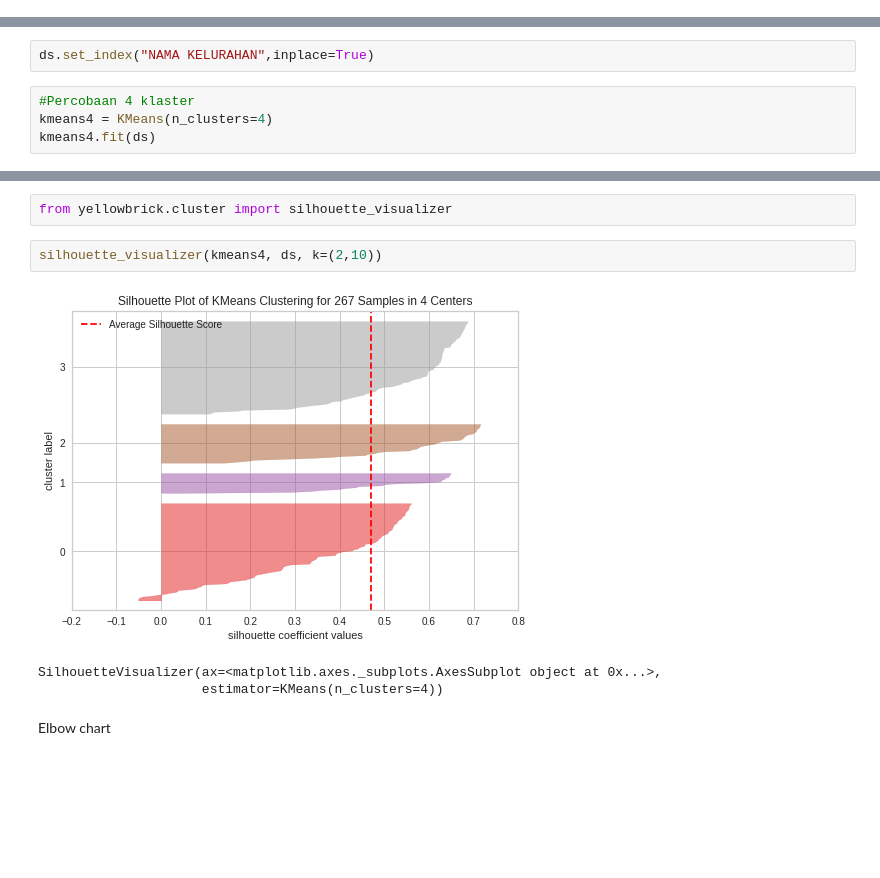
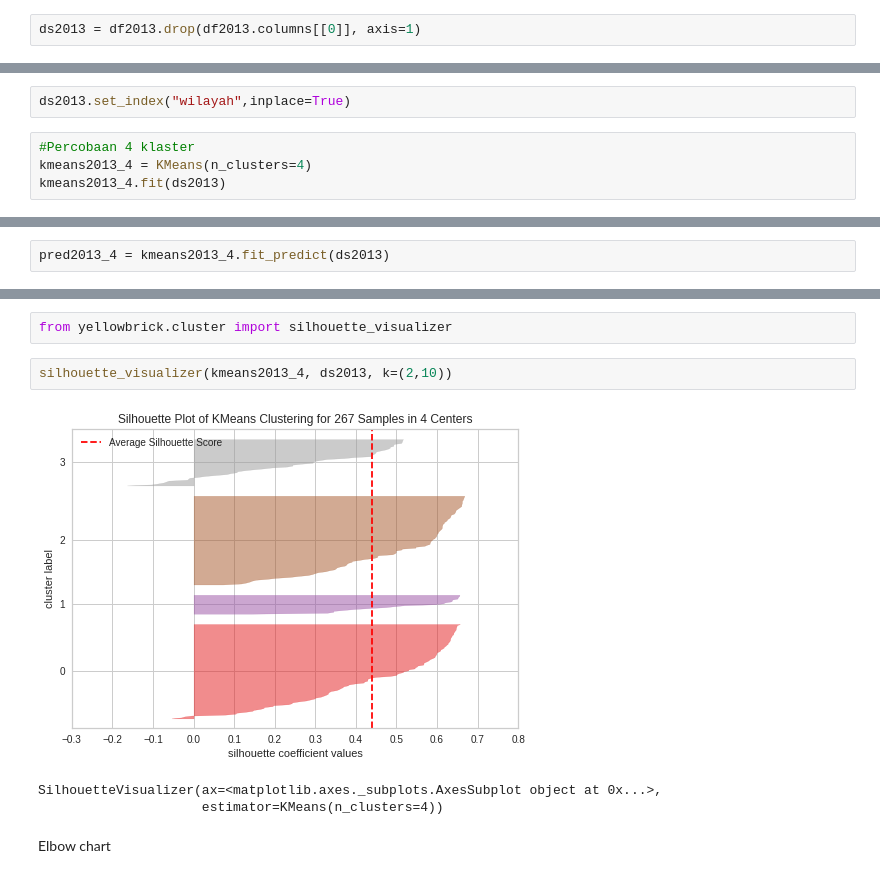
Before and after one commit to tsancode/Population5, a Jupyter notebook: Kmeans cluster.ipynb, the cells around one changed output, grey strips where cells are left out. Drawn from its saved outputs; the diff is of its cells as text; blank space fills up the shorter version.

```diff
--- a/Kmeans cluster.ipynb
+++ b/Kmeans cluster.ipynb
@@ -59 +97,3 @@ ds = df.drop(df.columns[[0, 1, 2, 3, 5, 6, 7, 8, 9, 10, 11, 12, 13, 14, 15, 16,
+# %%
+ds2013 = df2013.drop(df2013.columns[[0]], axis=1)
 # %%
@@ -79,8 +120,8 @@ memory usage: 39.8+ KB
 # %%
-ds.set_index("NAMA KELURAHAN",inplace=True)
+ds2013.set_index("wilayah",inplace=True)
 # %%
 #Percobaan 4 klaster
-kmeans4 = KMeans(n_clusters=4)
-kmeans4.fit(ds)
+kmeans2013_4 = KMeans(n_clusters=4)
+kmeans2013_4.fit(ds2013)
 # %% [output]
 KMeans(n_clusters=4)
@@ -108,0 +128,2 @@ ds_pred4
+# %%
+pred2013_4 = kmeans2013_4.fit_predict(ds2013)
@@ -112,9 +153,9 @@ Let's use Silhouette Coefficient to evaluate the model
 # %%
 from yellowbrick.cluster import silhouette_visualizer
 # %%
-silhouette_visualizer(kmeans4, ds, k=(2,10))
+silhouette_visualizer(kmeans2013_4, ds2013, k=(2,10))
 # %% [output]
-[figure, old version]
+[figure, new version]
 SilhouetteVisualizer(ax=<matplotlib.axes._subplots.AxesSubplot object at 0x...>,
                      estimator=KMeans(n_clusters=4))
 # %% [markdown]
```
Also changed, not shown: parts of 46 cells of this notebook.
